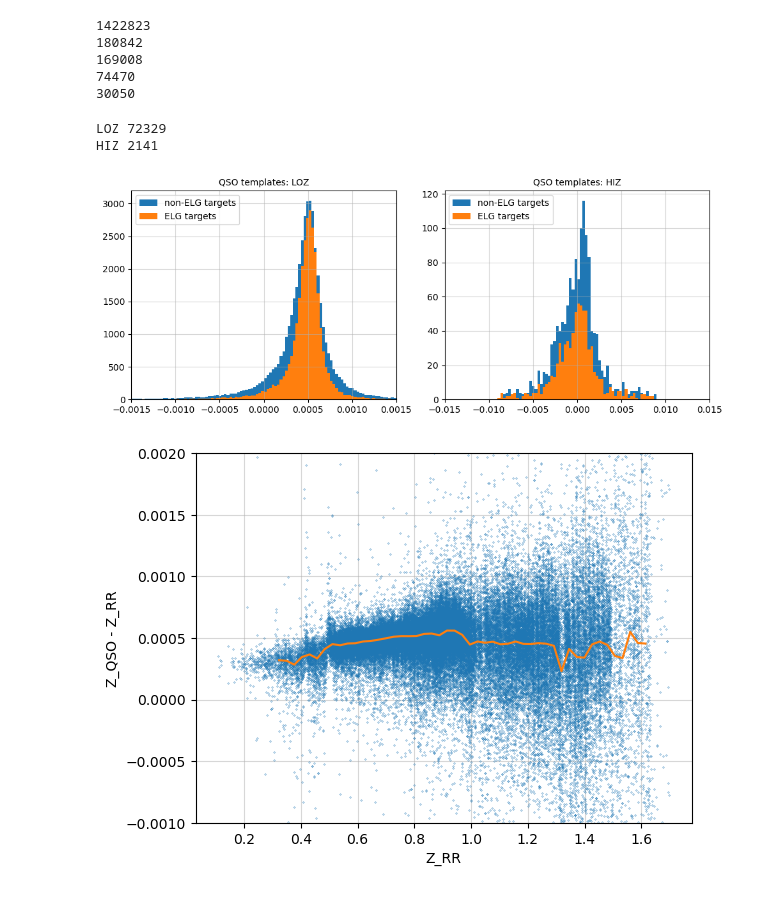
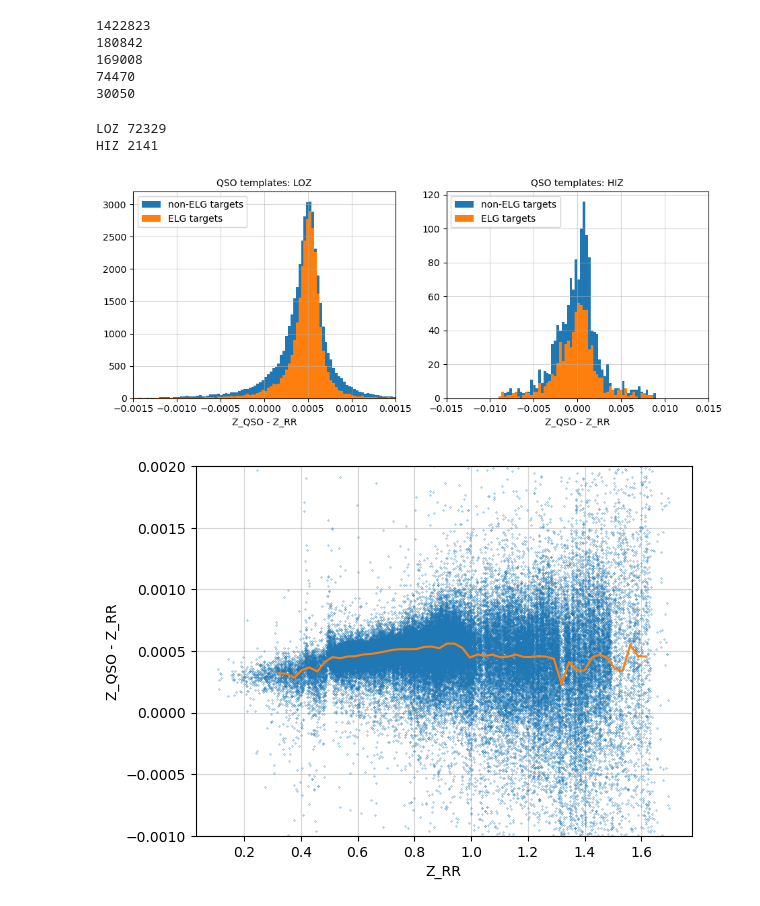
Before and after one commit to rongpu/desi-examples, a Jupyter notebook: misc/misc/loa_z_qso_offset.ipynb, the cells around one changed output. Cells and saved outputs as stored; diff of their text form; code cells hidden in the pictures.

```diff
--- a/misc/misc/loa_z_qso_offset.ipynb
+++ b/misc/misc/loa_z_qso_offset.ipynb
@@ -63,31 +63,33 @@ print(np.sum(mask0 & mask_elg))
 74470
 30050
 # %%
-fig, ax = plt.subplots(1, 2, figsize=(10,4))
+fig, ax = plt.subplots(1, 2, figsize=(9.5, 4))
 
 mask1 = cat['SUBTYPE_NEW']=='LOZ'
 print('LOZ', np.sum(mask0 & mask1 & (~mask_diff)))
 ax[0].hist((cat['Z_QSO']-cat['Z'])[mask0 & mask1 & (~mask_elg)], 100, range=(-0.0015, 0.0015), label='non-ELG targets')
 ax[0].hist((cat['Z_QSO']-cat['Z'])[mask0 & mask1 & mask_elg], 100, range=(-0.0015, 0.0015), label='ELG targets')
+ax[0].set_xlabel('Z_QSO - Z_RR')
 ax[0].set_xlim(-0.0015, 0.0015)
 ax[0].set_title('QSO templates: LOZ')
 ax[0].legend(loc='upper left')
 ax[0].grid(alpha=0.5)
 
 mask1 = cat['SUBTYPE_NEW']=='HIZ'
 print('HIZ', np.sum(mask0 & mask1 & (~mask_diff)))
 ax[1].hist((cat['Z_QSO']-cat['Z'])[mask0 & mask1 & (~mask_elg)], 100, range=(-0.015, 0.015), label='non-ELG targets')
 ax[1].hist((cat['Z_QSO']-cat['Z'])[mask0 & mask1 & mask_elg], 100, range=(-0.015, 0.015), label='ELG targets')
+ax[1].set_xlabel('Z_QSO - Z_RR')
 ax[1].set_xlim(-0.015, 0.015)
 ax[1].set_title('QSO templates: HIZ')
 ax[1].legend(loc='upper left')
 ax[1].grid(alpha=0.5)
 plt.tight_layout()
 plt.show()
 # %% [output]
 LOZ 72329
 HIZ 2141
-[figure, old version]
+[figure, new version]
 # %%
 from scipy import stats
 
```
